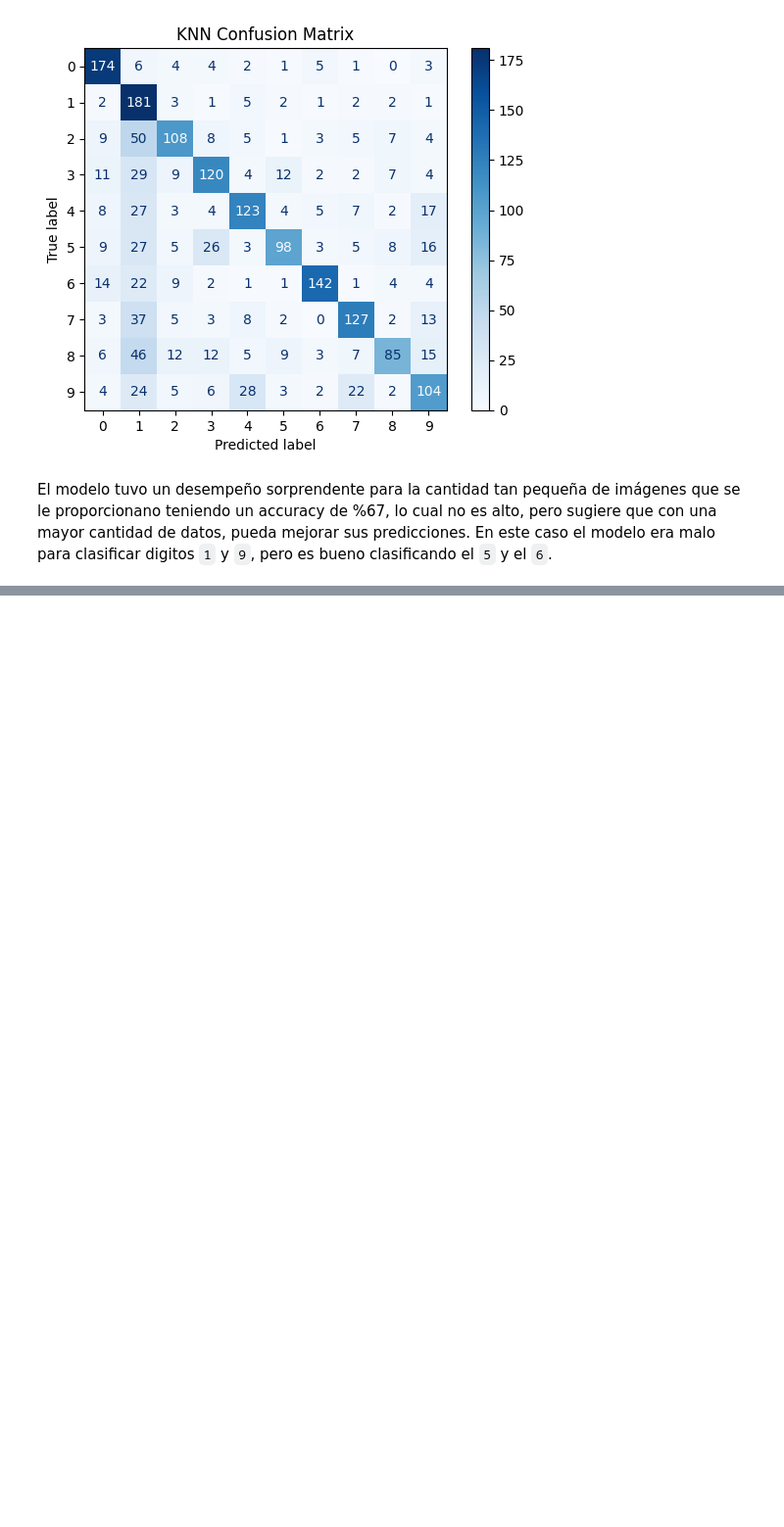
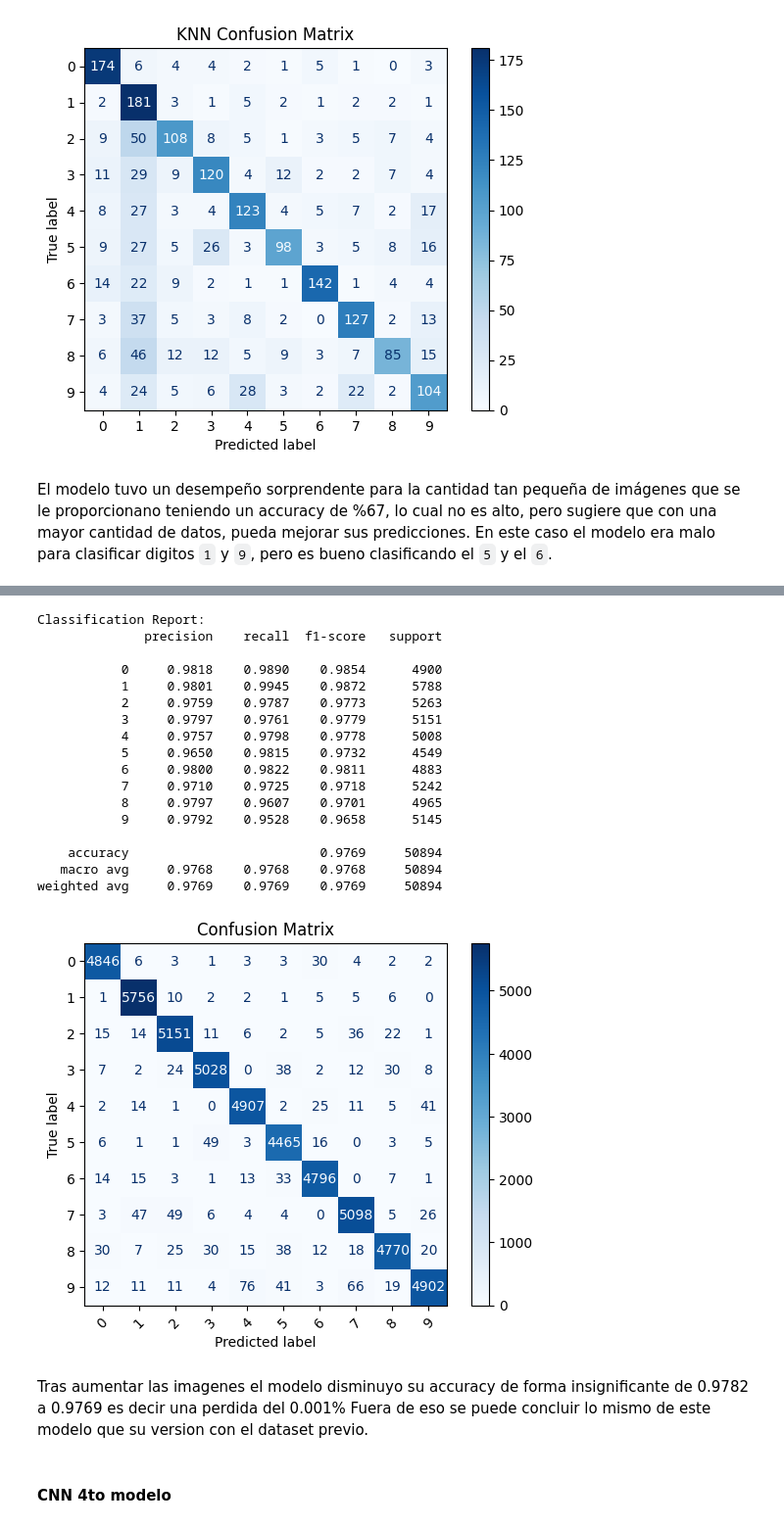
Before and after one commit to DanielRasho/DS-lab3, a Jupyter notebook: Laboratorio3.ipynb, the cells around one changed output, grey strips where cells are left out. Shown at 98% size. Saved outputs shown, nothing was run; the diff lists cells and outputs as text; code cells hidden in the pictures; blank space fills up the shorter version.

Commit message:
feat: add new models

```diff
--- a/Laboratorio3.ipynb
+++ b/Laboratorio3.ipynb
@@ -834,0 +958,22 @@ print("✅ All augmentations completed.")
+# %%
+# DONT RUN AGAIN
+# Get predictions and true labels
+y_true = []
+y_pred = []
+
+for images, labels in test_ds:
+    preds = cnn_model_3.predict(images, verbose=0)
+    y_true.extend(labels.numpy())
+    y_pred.extend(np.argmax(preds, axis=1))
+
+# Classification report
+print("\nClassification Report:")
+print(classification_report(y_true, y_pred, digits=4))
+
+# Confusion matrix
+cm = confusion_matrix(y_true, y_pred)
+disp = ConfusionMatrixDisplay(confusion_matrix=cm, display_labels=[str(i) for i in range(10)])
+disp.plot(cmap=plt.cm.Blues, xticks_rotation=45)
+plt.title("Confusion Matrix")
+plt.show()
+# %% [output]
@@ -834,0 +981,22 @@ print("✅ All augmentations completed.")
+Classification Report:
+              precision    recall  f1-score   support
+
+           0     0.9818    0.9890    0.9854      4900
+           1     0.9801    0.9945    0.9872      5788
+           2     0.9759    0.9787    0.9773      5263
+           3     0.9797    0.9761    0.9779      5151
+           4     0.9757    0.9798    0.9778      5008
+           5     0.9650    0.9815    0.9732      4549
+           6     0.9800    0.9822    0.9811      4883
+           7     0.9710    0.9725    0.9718      5242
+           8     0.9797    0.9607    0.9701      4965
+           9     0.9792    0.9528    0.9658      5145
+
+    accuracy                         0.9769     50894
+   macro avg     0.9768    0.9768    0.9768     50894
+weighted avg     0.9769    0.9769    0.9769     50894
+[figure, added]
+# %% [markdown]
+Tras aumentar las imagenes el modelo disminuyo su accuracy de forma insignificante de 0.9782 a 0.9769 es decir una perdida del 0.001% Fuera de eso se puede concluir lo mismo de este modelo que su version con el dataset previo.
+# %% [markdown]
+#### CNN 4to modelo
```
Also changed, not shown: parts of 18 cells of this notebook, 2 other files.
